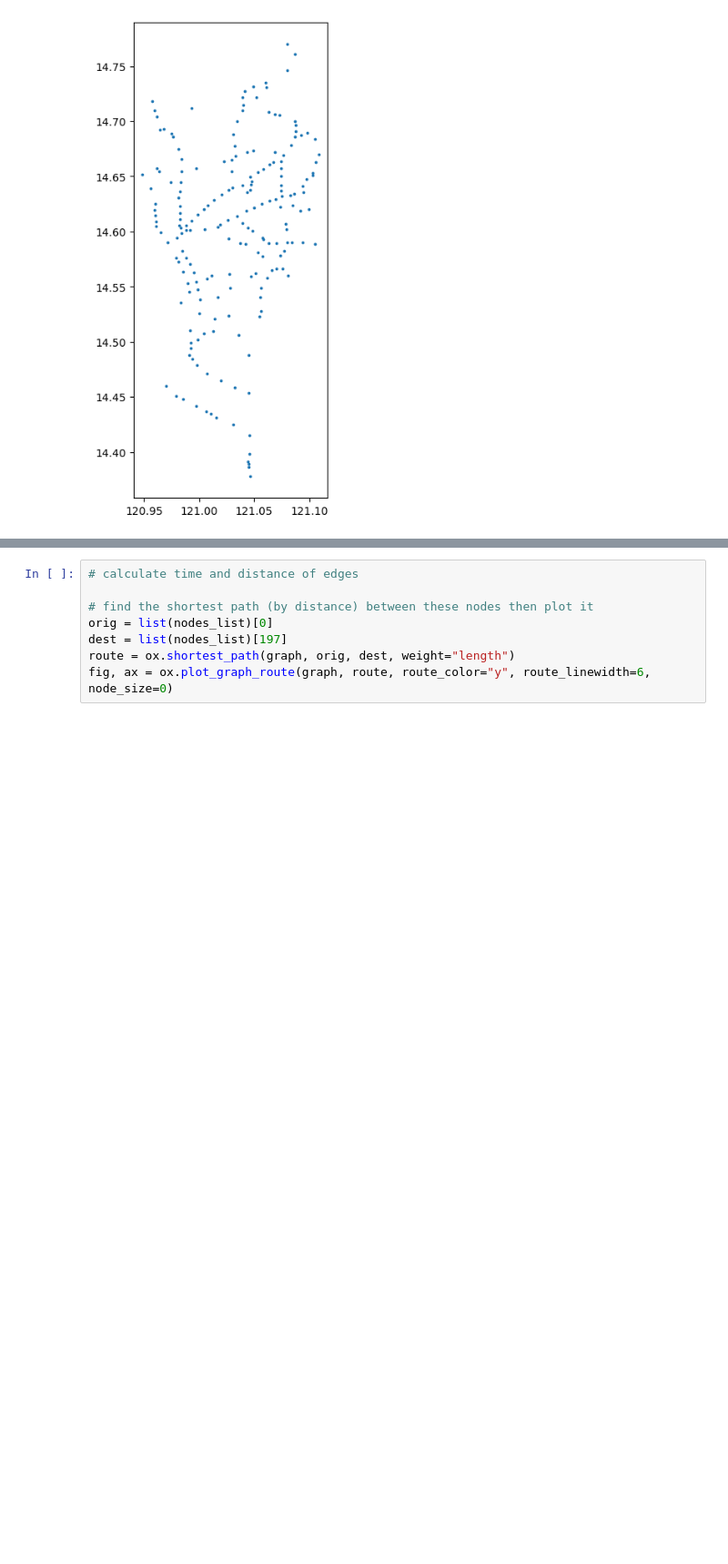
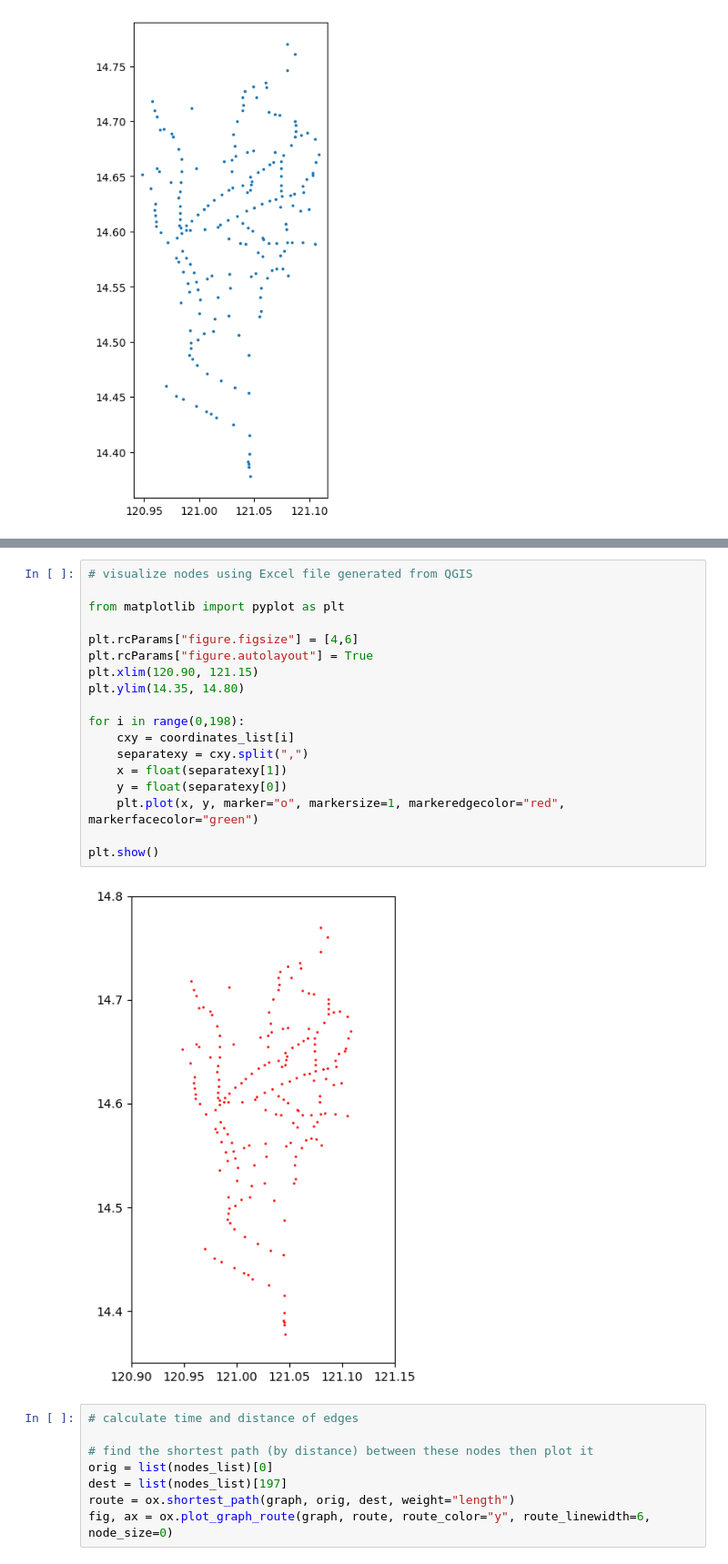
Before and after one commit to msescordial/rnga, a Jupyter notebook: Testing2.ipynb, the cells around one changed output, grey strips where cells are left out. Shown at 91% size. Drawn from its saved outputs; the diff is of its cells as text; blank space fills up the shorter version.

```diff
--- a/Testing2.ipynb
+++ b/Testing2.ipynb
@@ -77,6 +81,26 @@ nodes.plot(ax=ax, facecolor='black', markersize=1.0)
 # %% [output]
 [figure]
 NameError: name 'plt' is not defined
+# %%
+# visualize nodes using Excel file generated from QGIS
+
+from matplotlib import pyplot as plt
+
+plt.rcParams["figure.figsize"] = [4,6]
+plt.rcParams["figure.autolayout"] = True
+plt.xlim(120.90, 121.15)
+plt.ylim(14.35, 14.80)
+
+for i in range(0,198):
+    cxy = coordinates_list[i]
+    separatexy = cxy.split(",")
+    x = float(separatexy[1])
+    y = float(separatexy[0])
+    plt.plot(x, y, marker="o", markersize=1, markeredgecolor="red", markerfacecolor="green")
+
+plt.show()
+# %% [output]
+[figure, added]
 # %%
 # calculate time and distance of edges
 
```
Also changed, not shown: parts of 1 cell of this notebook.
